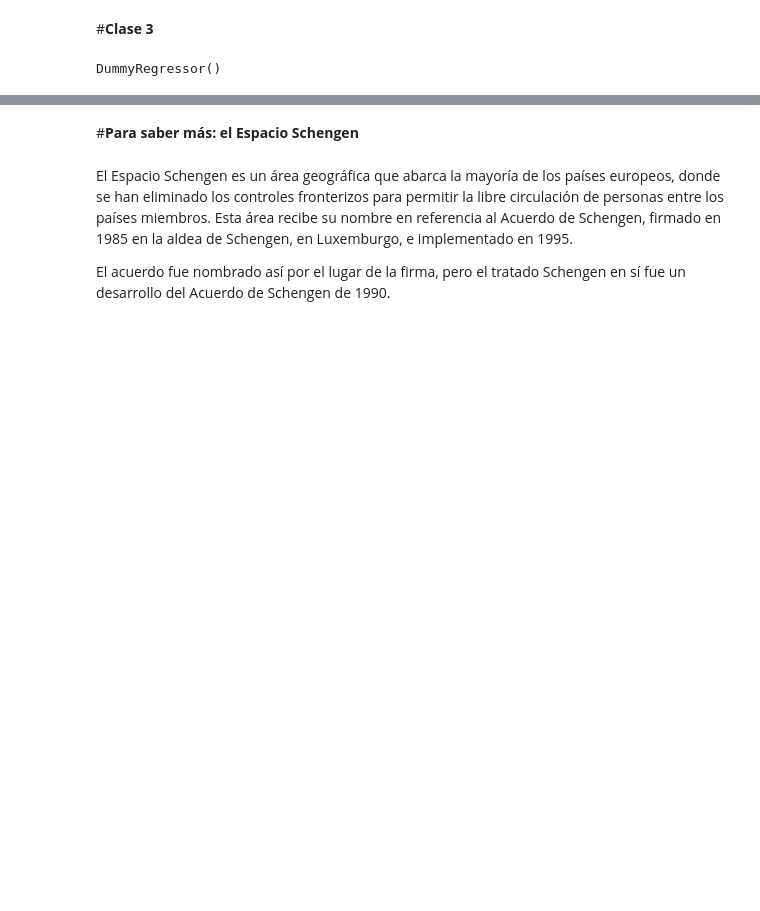
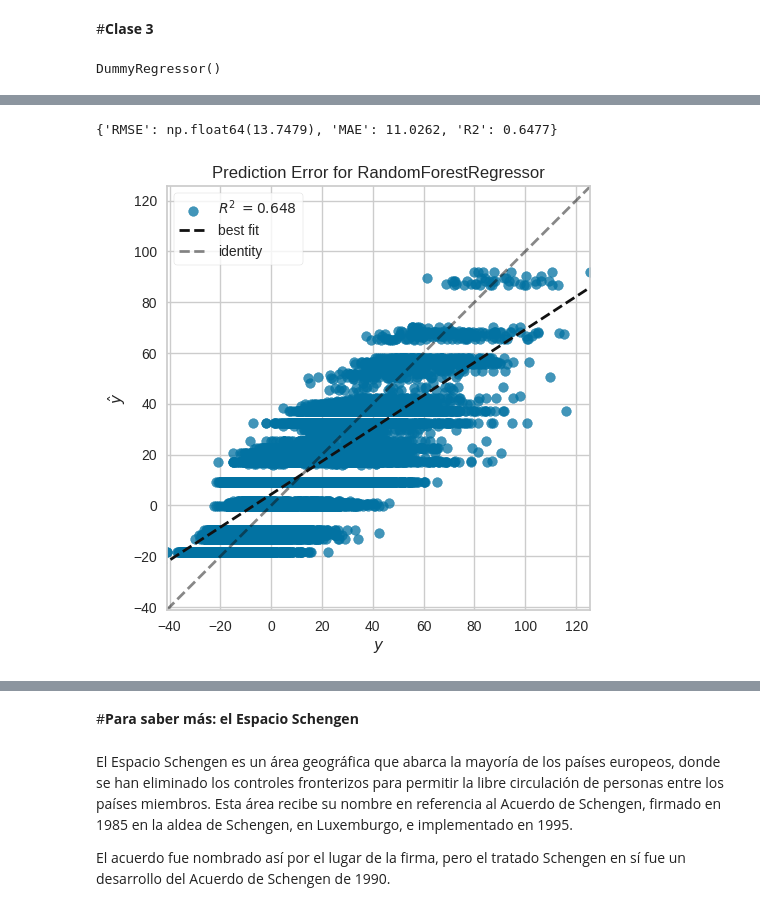
Before and after one commit to AngelTroncoso/OptimizacionAeroPortuaria, a Jupyter notebook: OptimizacionAeroPortuaria.ipynb, the cells around one changed output, grey strips where cells are left out. Cells and saved outputs as stored; diff of their text form; code cells hidden in the pictures; blank space fills up the shorter version.

```diff
--- a/OptimizacionAeroPortuaria.ipynb
+++ b/OptimizacionAeroPortuaria.ipynb
@@ -407,0 +410,18 @@ resultados_baseline
+# %%
+#con una profundidad de 5 ya se ven modificados eficientemente los resultados.
+from sklearn.ensemble import RandomForestRegressor
+
+modelo = RandomForestRegressor(max_depth=5,random_state=42)
+modelo.fit(X_train, y_train)
+y_pred = modelo.predict(X_test)
+resultados_rf = calcular_regresion(y_test,y_pred)
+resultados_rf
+# %% [output]
+{'RMSE': np.float64(13.7479), 'MAE': 11.0262, 'R2': 0.6477}
+# %%
+#el mejor ajuste a a nuestro conjunto de datos es la gris y la de nosotros es la gris
+from yellowbrick.regressor import prediction_error
+
+visualizer = prediction_error(modelo, X_train, y_train, X_test, y_test);
+# %% [output]
+[figure, added]
```
Also changed, not shown: parts of 79 cells of this notebook.
